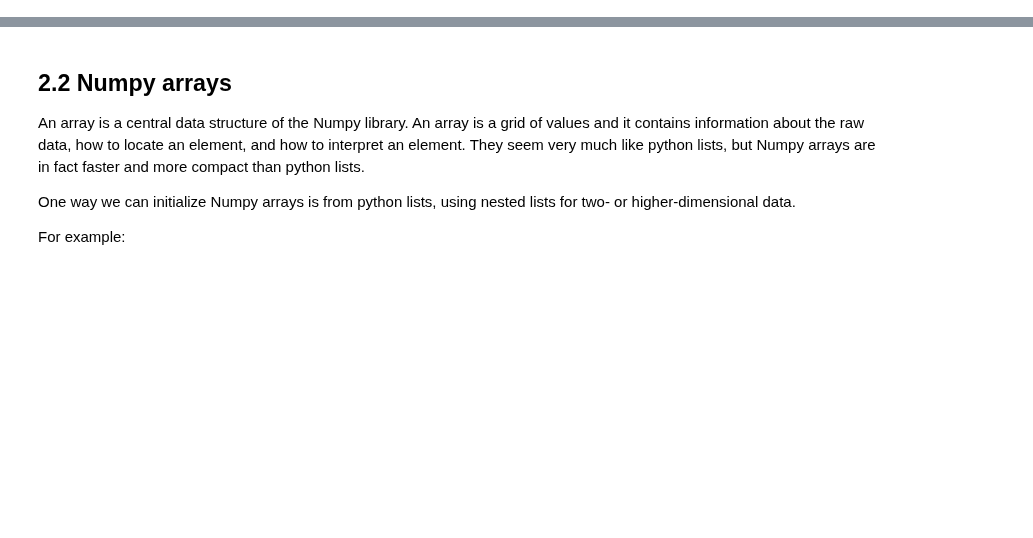
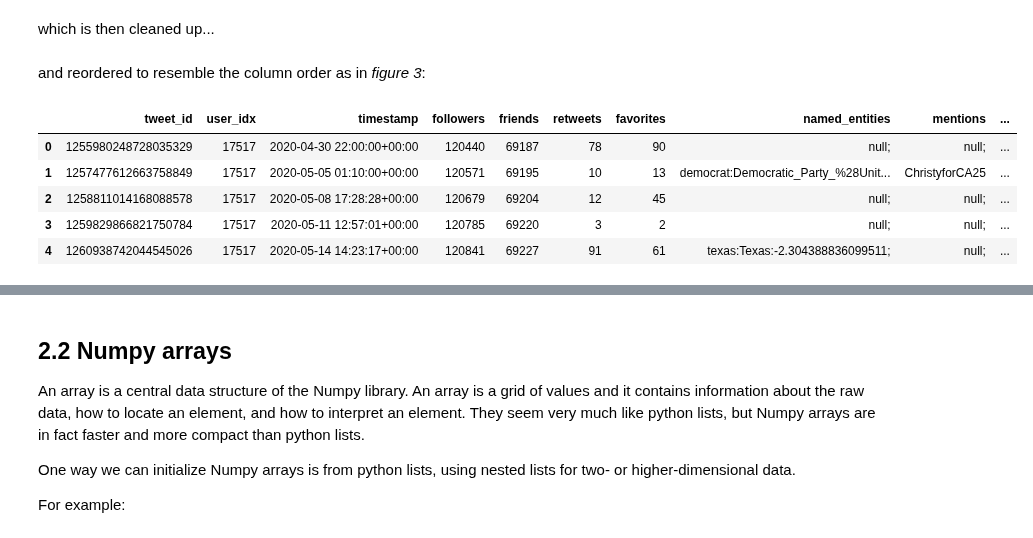
Before and after one commit to gesiscss/css_methods_python, a Jupyter notebook: a_introduction/2_data_handling_and_visualization.ipynb, the cells around one changed output, grey strips where cells are left out. Cells and saved outputs as stored; diff of their text form; code cells hidden in the pictures; blank space fills up the shorter version.

```diff
--- a/a_introduction/2_data_handling_and_visualization.ipynb
+++ b/a_introduction/2_data_handling_and_visualization.ipynb
@@ -327,0 +411,23 @@ removeEmoji(text)
+# %%
+def add_index(source, target, entity):
+    '''
+    Inserts the index of a source dataframe into a target dataframe as a column.
+
+    Parameters:
+        source : Pandas DataFrame
+            Dataframe whose index is to be inserted.
+        target : Pandas DataFrame
+            Dataframe into which the index is inserted.
+        entity : String
+            Name of the entity that is identified by the index. Will be given an '_idx' suffix and then inserted into the target dataframe.
+
+    Returns:
+        The target dataframe with the inserted column.
+    '''
+    _ = source.copy()
+    _[entity + '_idx'] = _.index
+    df = pd.merge(left=target, right=_[[entity + '_idx', entity]], on=entity)
+    del df[entity]
+    return df
+# %%
+tweets = add_index(source=users, target=tweets, entity='user')
@@ -327,0 +443,6 @@ removeEmoji(text)
+# %%
+tweets_sentiment = tweets['sentiment'].str.split(pat=' ', expand=True)
+tweets[['sentiment_pos', 'sentiment_neg']] = tweets_sentiment[[0, 1]]
+del tweets_sentiment
+# %% [markdown]
+which is then cleaned up...
@@ -327,0 +451,13 @@ removeEmoji(text)
+# %% [markdown]
+and reordered to resemble the column order as in *figure 3*:
+# %%
+tweets = tweets[['tweet_id', 'user_idx', 'timestamp', 'followers', 'friends', 'retweets', 'favorites', 'named_entities', 'mentions', 'hashtags', 'urls', 'sentiment_pos', 'sentiment_neg']]
+# %%
+tweets.head()
+# %% [output]
+|  | tweet_id | user_idx | timestamp | followers | friends | retweets | favorites | named_entities | mentions | ... |
+| 0 | 1255980248728035329 | 17517 | 2020-04-30 22:00:00+00:00 | 120440 | 69187 | 78 | 90 | null; | null; | ... |
+| 1 | 1257477612663758849 | 17517 | 2020-05-05 01:10:00+00:00 | 120571 | 69195 | 10 | 13 | democrat:Democratic_Party_%28Unit... | ChristyforCA25 | ... |
+| 2 | 1258811014168088578 | 17517 | 2020-05-08 17:28:28+00:00 | 120679 | 69204 | 12 | 45 | null; | null; | ... |
+| 3 | 1259829866821750784 | 17517 | 2020-05-11 12:57:01+00:00 | 120785 | 69220 | 3 | 2 | null; | null; | ... |
+| 4 | 1260938742044545026 | 17517 | 2020-05-14 14:23:17+00:00 | 120841 | 69227 | 91 | 61 | texas:Texas:-2.304388836099511; | null; | ... |
```
Also changed, not shown: parts of 440 cells of this notebook, 3 other files.
